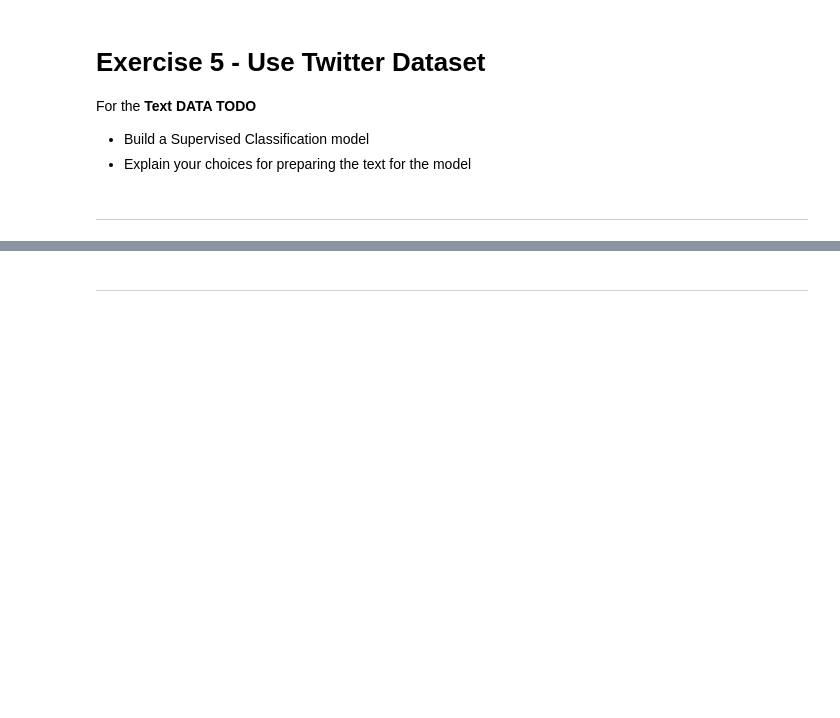
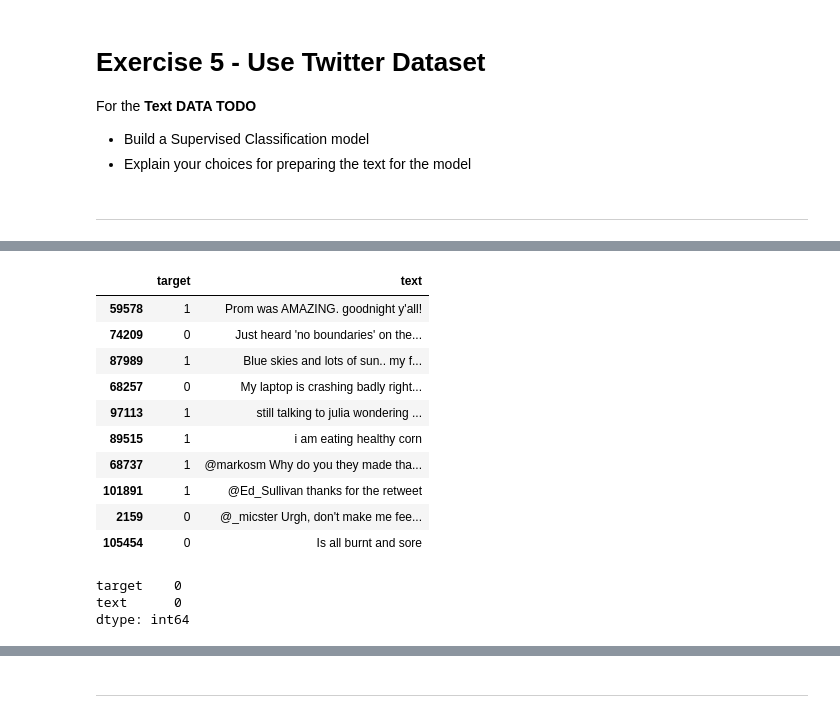
Before and after one commit to pereiranuno/deep_learning, a Jupyter notebook: Deep_Learning_Project-Student.ipynb, the cells around one changed output, grey strips where cells are left out. Drawn from its saved outputs; the diff is of its cells as text; code cells hidden in the pictures; blank space fills up the shorter version.

```diff
--- a/Deep_Learning_Project-Student.ipynb
+++ b/Deep_Learning_Project-Student.ipynb
@@ -671,0 +692,15 @@ For the **Text DATA TODO**
+# %%
+twitter_df = pd.read_csv("data/twitter.csv", sep=",", header=0)
+twitter_df.sample(10)
+# %% [output]
+|  | target | text |
+| 59578 | 1 | Prom was AMAZING. goodnight y'all! |
+| 74209 | 0 | Just heard 'no boundaries' on the... |
+| 87989 | 1 | Blue skies and lots of sun.. my f... |
+| 68257 | 0 | My laptop is crashing badly right... |
+| 97113 | 1 | still talking to julia wondering ... |
+| 89515 | 1 | i am eating healthy corn |
+| 68737 | 1 | @markosm Why do you they made tha... |
+| 101891 | 1 | @Ed_Sullivan thanks for the retweet |
+| 2159 | 0 | @_micster Urgh, don't make me fee... |
+| 105454 | 0 | Is all burnt and sore |
@@ -671,0 +709,6 @@ For the **Text DATA TODO**
+# %%
+print(twitter_df.isnull().sum())
+# %% [output]
+target    0
+text      0
+dtype: int64
```
Also changed, not shown: parts of 15 cells of this notebook.
